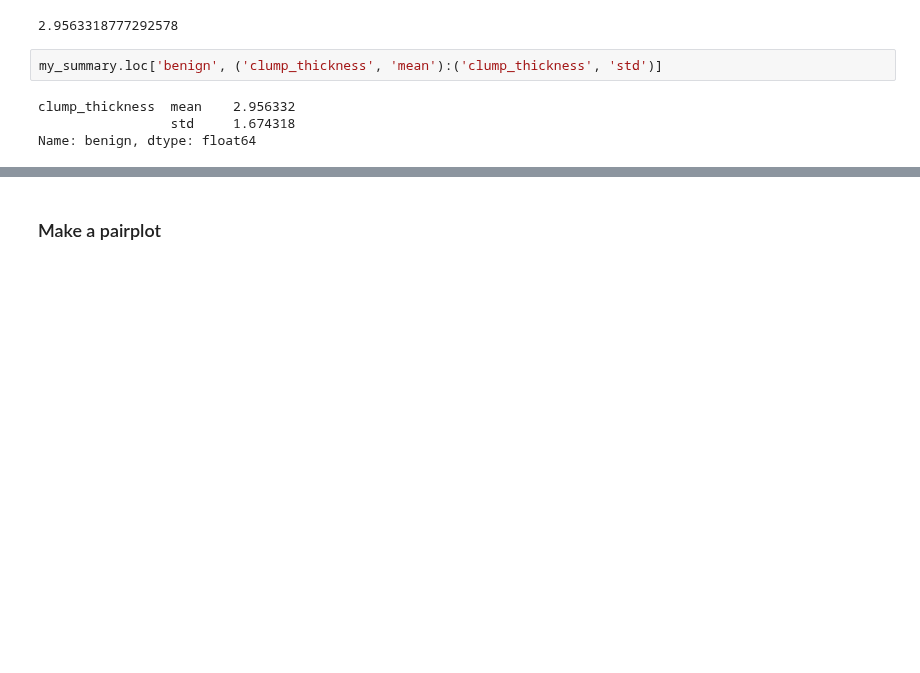
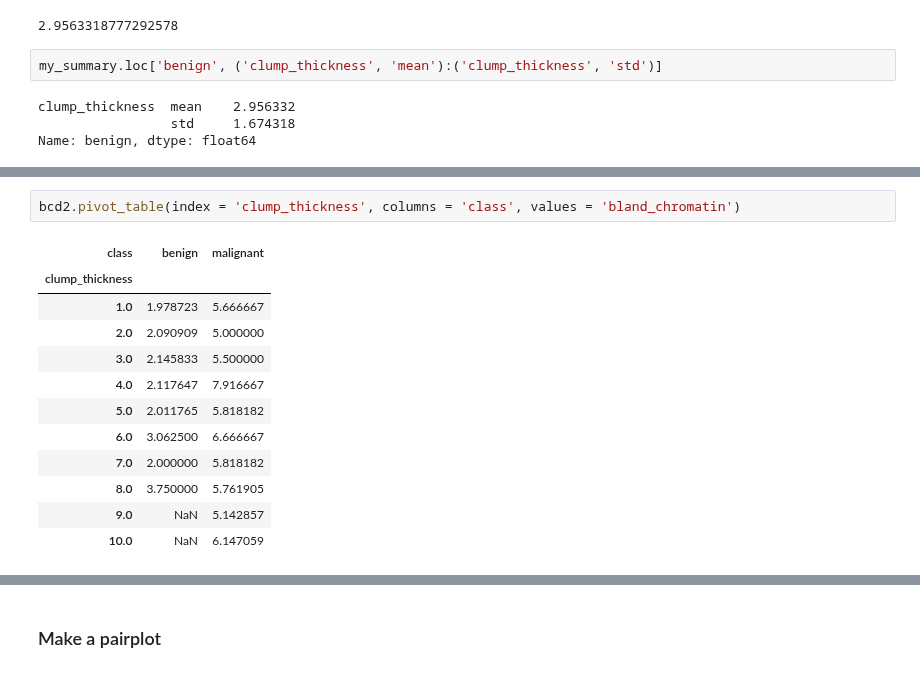
Before and after one commit to psychdatascience/FDS-CourseTwo, a Jupyter notebook: tu14_DataWranglingII.ipynb, the cells around one changed output, grey strips where cells are left out. Saved outputs shown, nothing was run; the diff lists cells and outputs as text; blank space fills up the shorter version.

```diff
--- a/tu14_DataWranglingII.ipynb
+++ b/tu14_DataWranglingII.ipynb
@@ -356,0 +398,15 @@ Name: benign, dtype: float64
+# %%
+bcd2.pivot_table(index = 'clump_thickness', columns = 'class', values = 'bland_chromatin')
+# %% [output]
+| class | benign | malignant |
+| clump_thickness |  |  |
+| 1.0 | 1.978723 | 5.666667 |
+| 2.0 | 2.090909 | 5.000000 |
+| 3.0 | 2.145833 | 5.500000 |
+| 4.0 | 2.117647 | 7.916667 |
+| 5.0 | 2.011765 | 5.818182 |
+| 6.0 | 3.062500 | 6.666667 |
+| 7.0 | 2.000000 | 5.818182 |
+| 8.0 | 3.750000 | 5.761905 |
+| 9.0 | NaN | 5.142857 |
+| 10.0 | NaN | 6.147059 |
```
Also changed, not shown: parts of 67 cells of this notebook.
